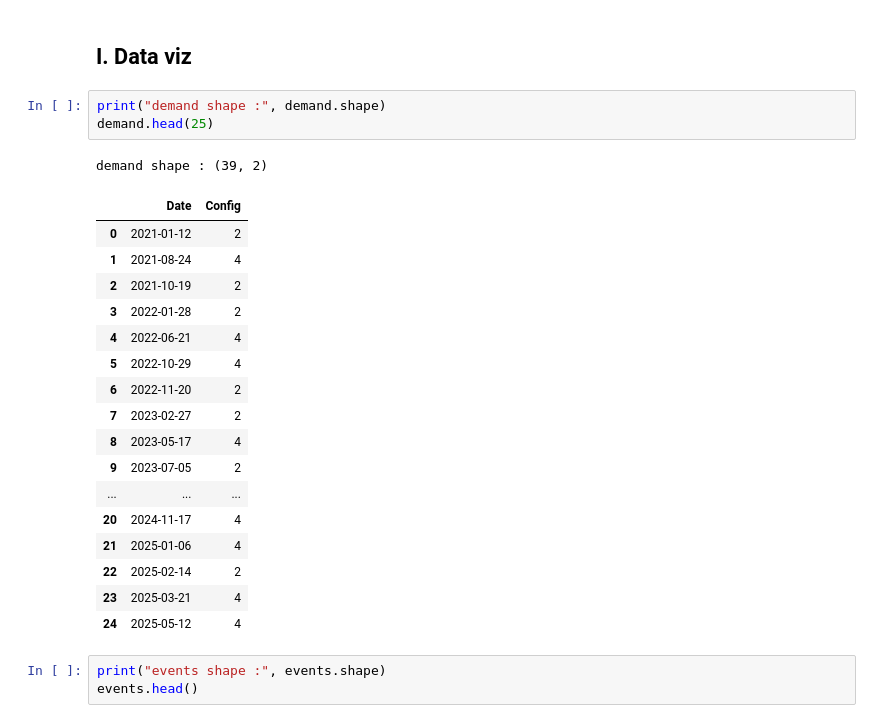
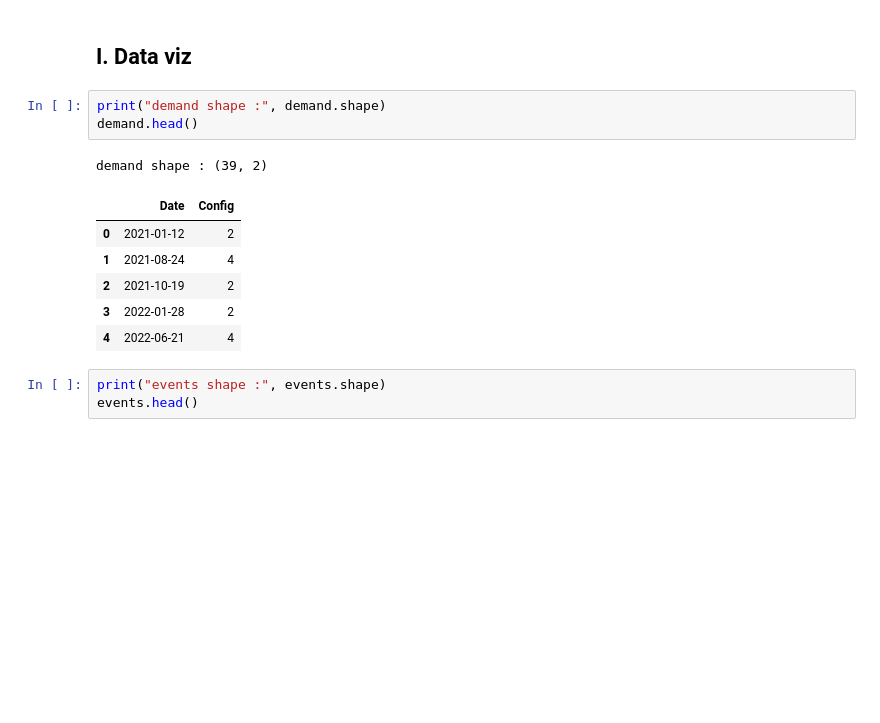
Before and after one commit to ThomasSecco/Hackathon, a Jupyter notebook: notebooks/paul.ipynb, the cells around one changed output. Drawn from its saved outputs; the diff is of its cells as text; blank space fills up the shorter version.

```diff
--- a/notebooks/paul.ipynb
+++ b/notebooks/paul.ipynb
@@ -19,26 +19,15 @@ def days_spent_for_container(container):
 ## I.   Data viz
 # %%
 print("demand shape :", demand.shape)
-demand.head(25)
+demand.head()
 # %% [output]
 demand shape : (39, 2)
 |  | Date | Config |
 | 0 | 2021-01-12 | 2 |
 | 1 | 2021-08-24 | 4 |
 | 2 | 2021-10-19 | 2 |
 | 3 | 2022-01-28 | 2 |
 | 4 | 2022-06-21 | 4 |
-| 5 | 2022-10-29 | 4 |
-| 6 | 2022-11-20 | 2 |
-| 7 | 2023-02-27 | 2 |
-| 8 | 2023-05-17 | 4 |
-| 9 | 2023-07-05 | 2 |
-| ... | ... | ... |
-| 20 | 2024-11-17 | 4 |
-| 21 | 2025-01-06 | 4 |
-| 22 | 2025-02-14 | 2 |
-| 23 | 2025-03-21 | 4 |
-| 24 | 2025-05-12 | 4 |
 # %%
 print("events shape :", events.shape)
 events.head()
```
Also changed, not shown: parts of 3 cells of this notebook, 1 other file.
